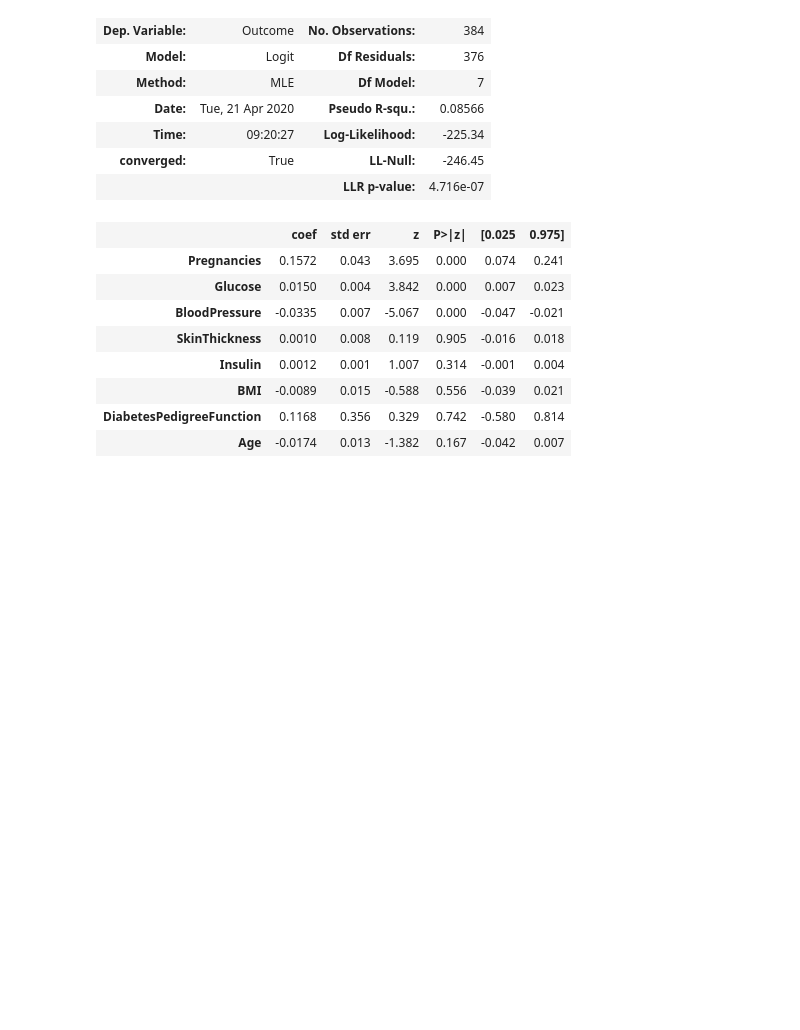
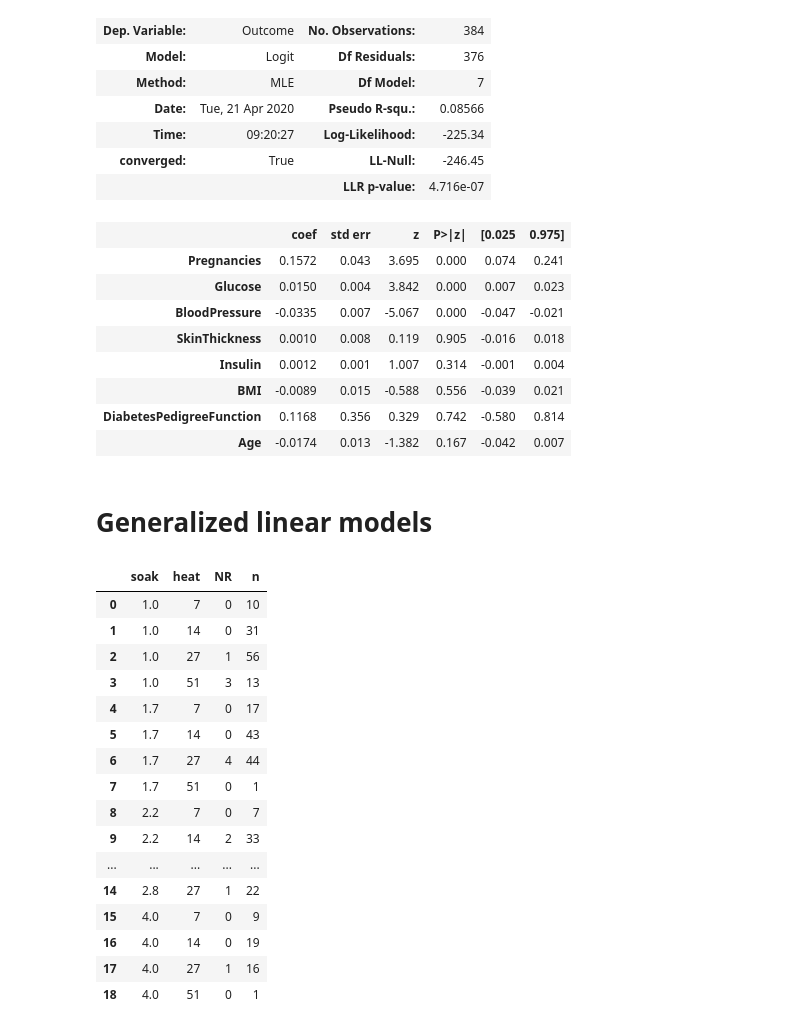
Before and after one commit to orie3120/orie3120-sp2020, a Jupyter notebook: demos/logistic-regression.ipynb, the cells around one changed output. Saved outputs shown, nothing was run; the diff lists cells and outputs as text; code cells hidden in the pictures; blank space fills up the shorter version.

```diff
--- a/demos/logistic-regression.ipynb
+++ b/demos/logistic-regression.ipynb
@@ -121,9 +121,30 @@ Logit Regression Results
 | BMI | -0.0089 | 0.015 | -0.588 | 0.556 | -0.039 | 0.021 |
 | DiabetesPedigreeFunction | 0.1168 | 0.356 | 0.329 | 0.742 | -0.580 | 0.814 |
 | Age | -0.0174 | 0.013 | -1.382 | 0.167 | -0.042 | 0.007 |
+# %% [markdown]
+# Generalized linear models
 # %%
 ingot = pd.read_csv('ingots.csv')
 # NR means not ready
+ingot
+# %% [output]
+|  | soak | heat | NR | n |
+| 0 | 1.0 | 7 | 0 | 10 |
+| 1 | 1.0 | 14 | 0 | 31 |
+| 2 | 1.0 | 27 | 1 | 56 |
+| 3 | 1.0 | 51 | 3 | 13 |
+| 4 | 1.7 | 7 | 0 | 17 |
+| 5 | 1.7 | 14 | 0 | 43 |
+| 6 | 1.7 | 27 | 4 | 44 |
+| 7 | 1.7 | 51 | 0 | 1 |
+| 8 | 2.2 | 7 | 0 | 7 |
+| 9 | 2.2 | 14 | 2 | 33 |
+| ... | ... | ... | ... | ... |
+| 14 | 2.8 | 27 | 1 | 22 |
+| 15 | 4.0 | 7 | 0 | 9 |
+| 16 | 4.0 | 14 | 0 | 19 |
+| 17 | 4.0 | 27 | 1 | 16 |
+| 18 | 4.0 | 51 | 0 | 1 |
 # %%
 ingot['failure'] = ingot['NR']
 ingot['success'] = ingot['n'] - ingot['NR']
```
Also changed, not shown: parts of 3 cells of this notebook, 4 other files.
